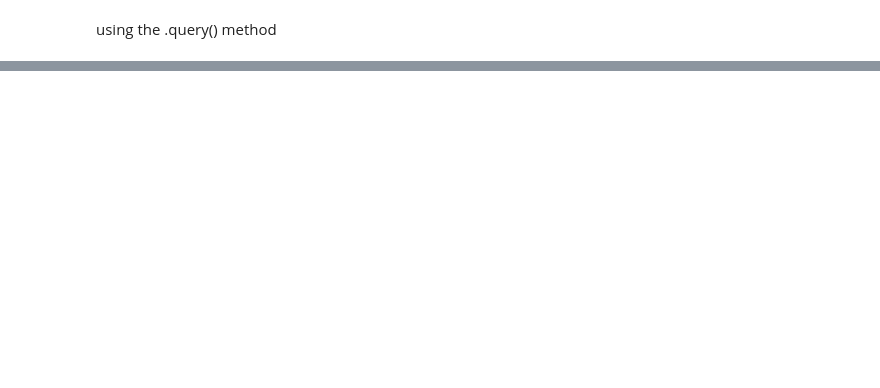
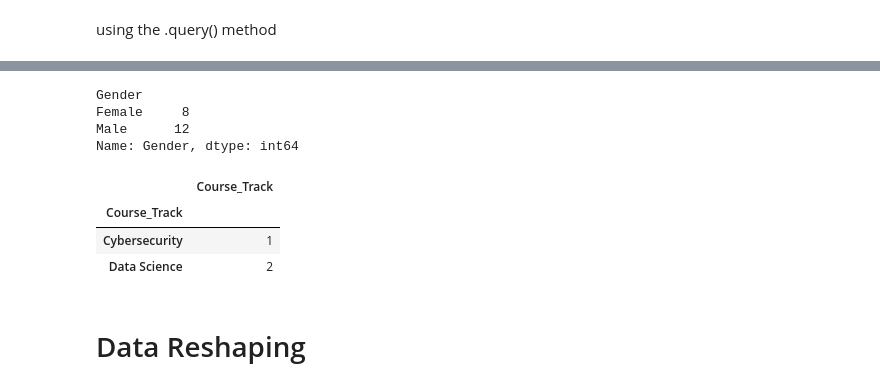
Before and after one commit to Lord-zed/AI-ENGINEER, a Jupyter notebook: week6_numpy&pandas_class/Thursday_class/working_with_understanding_pandas.ipynb, the cells around one changed output, grey strips where cells are left out. Cells and saved outputs as stored; diff of their text form; code cells hidden in the pictures; blank space fills up the shorter version.

```diff
--- a/week6_numpy&pandas_class/Thursday_class/working_with_understanding_pandas.ipynb
+++ b/week6_numpy&pandas_class/Thursday_class/working_with_understanding_pandas.ipynb
@@ -331,0 +310,23 @@ using the .query() method
+# %%
+# Lets manually create a bio_data sample data
+bio = {
+    'First_Name': ['Emeka', 'Aisha', 'Ayo', 'Chinedu', 'Fatima', 'Ibrahim', 'Ngozi', 'Tolu', 'Olamide', 'Yusuf',
+                   'Ada', 'Kunle', 'Mercy', 'Segun', 'Zainab', 'Donald', 'Kemi', 'Usman', 'Funmi', 'Chika'],
+    'Last_Name': ['Julius', 'Bello', 'Adewale', 'Godswill', 'Abubakar', 'David', 'Collins', 'Ogunleye', 'Adepoju', 'Garba',
+                  'Umeh', 'Ojo', 'Musa', 'Balogun', 'Mohammed', 'Obi', 'Adebayo', 'Suleiman', 'Williams', 'Micheal'],
+    'Gender': ['Male', 'Female', 'Male', 'Male', 'Female', 'Male', 'Female', 'Male', 'Male', 'Male',
+               'Female', 'Male', 'Female', 'Male', 'Female', 'Male', 'Female', 'Male', 'Female', 'Male'],
+    'Seat_No': range(101, 121),
+    'City': ['Lagos', 'Abuja', 'Ibadan', 'Enugu', 'Kano', 'Benin', 'Port Harcourt', 'Abeokuta', 'Benin', 'Abeokuta',
+             'Lagos', 'Abeokuta', 'Lagos', 'Ibadan', 'Abuja', 'Port Harcourt', 'Benin', 'Jos', 'Calabar', 'Onitsha'],
+    'Course_Track': ['Data Science', 'Cloud Computing', 'Cybersecurity', 'AI', 'Data Science', 'Cloud Computing',
+                     'Web Dev', 'AI', 'Cybersecurity', 'AI', 'Data Science', 'Web Dev',
+                     'Cybersecurity', 'AI', 'Cloud Computing', 'Data Science', 'Web Dev', 'Data Science',
+                     'Data Science', 'Cloud Computing'],
+    'PC_make': ['HP', 'Dell', 'HP', 'Asus', 'Apple', 'HP', 'Dell', 'Lenovo', 'Asus', 'Apple',
+                'HP', 'Dell', 'Lenovo', 'Asus', 'Dell', 'HP', 'Dell', 'Lenovo', 'Asus', 'Apple'],
+    'PC_Os': ['Windows', 'Linux', 'Windows', 'Windows', 'Linux', 'MacOS', 'Windows', 'Linux', 'MacOS', 'Windows',
+              'Linux', 'MacOS', 'Windows', 'Linux', 'MacOS', 'Windows', 'Linux', 'MacOS', 'Windows', 'Linux'],
+    'Feedback': ['Good', 'Excellent', 'Excellent', 'Good', 'Poor', 'Excellent', 'Good', 'Average', 'Good', 'Excellent',
+                 'Good', 'Poor', 'Average', 'Excellent', 'Good', 'Average', 'Excellent', 'Good', 'Good', 'Excellent']
+}
@@ -331,0 +375,19 @@ using the .query() method
+# %%
+# Total number of male and female
+Create.groupby('Gender')['Gender'].count()
+# %% [output]
+Gender
+Female     8
+Male      12
+Name: Gender, dtype: int64
+# %%
+city=Create.groupby('City').get_group('Lagos')
+city
+city.groupby('Course_Track').agg({'Course_Track':'count'})
+# %% [output]
+|  | Course_Track |
+| Course_Track |  |
+| Cybersecurity | 1 |
+| Data Science | 2 |
+# %% [markdown]
+# Data Reshaping
```
Also changed, not shown: parts of 42 cells of this notebook, 5 other files.
